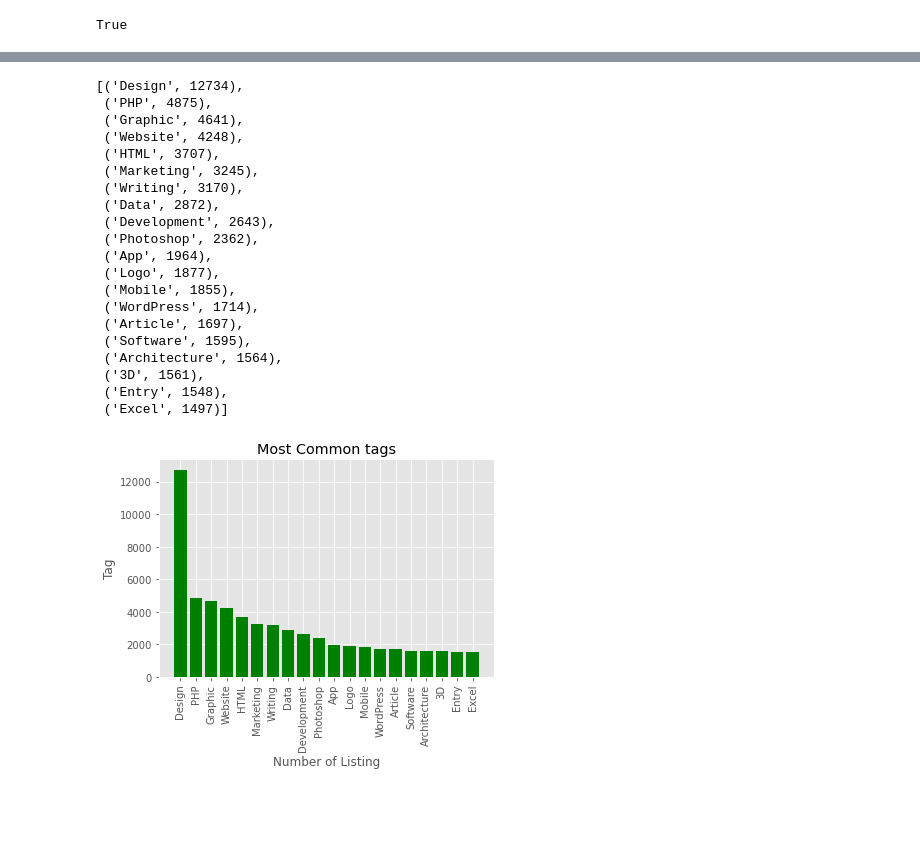
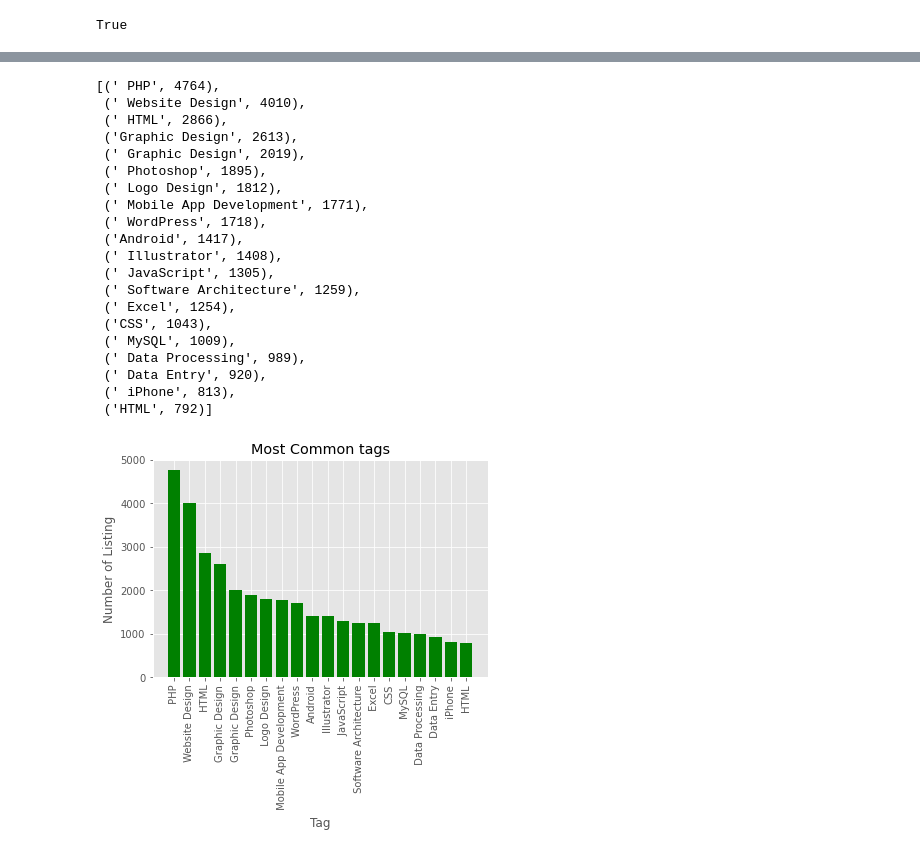
Before and after one commit to DMinghao/FreelancerJobAnalysis, a Jupyter notebook: analyze.ipynb, the cells around one changed output, grey strips where cells are left out. Saved outputs shown, nothing was run; the diff lists cells and outputs as text; code cells hidden in the pictures; blank space fills up the shorter version.

```diff
--- a/analyze.ipynb
+++ b/analyze.ipynb
@@ -35,55 +35,58 @@ Name: Tag, Length: 20006, dtype: object
 # %%
-allTag = ""
+allTag = []
 for row in result.index:
-    allTag = allTag + " " + result['Tag'][row]
+    list1 = list(map(str, result['Tag'][row].replace('[','').replace(']','').replace('\'','').split(',')))
+    for x in list1:
+        allTag.append(x)
 # %%
 # find most popular 20tag
-token = word_tokenize(allTag)
+# token = word_tokenize(allTag)
+token = allTag
 fdist = FreqDist(token)
 fdist20 = fdist.most_common(20)
 fdist20
 # %% [output]
-[('Design', 12734),
- ('PHP', 4875),
- ('Graphic', 4641),
- ('Website', 4248),
- ('HTML', 3707),
- ('Marketing', 3245),
- ('Writing', 3170),
- ('Data', 2872),
- ('Development', 2643),
- ('Photoshop', 2362),
- ('App', 1964),
- ('Logo', 1877),
- ('Mobile', 1855),
- ('WordPress', 1714),
- ('Article', 1697),
- ('Software', 1595),
- ('Architecture', 1564),
- ('3D', 1561),
- ('Entry', 1548),
- ('Excel', 1497)]
+[(' PHP', 4764),
+ (' Website Design', 4010),
+ (' HTML', 2866),
+ ('Graphic Design', 2613),
+ (' Graphic Design', 2019),
+ (' Photoshop', 1895),
+ (' Logo Design', 1812),
+ (' Mobile App Development', 1771),
+ (' WordPress', 1718),
+ ('Android', 1417),
+ (' Illustrator', 1408),
+ (' JavaScript', 1305),
+ (' Software Architecture', 1259),
+ (' Excel', 1254),
+ ('CSS', 1043),
+ (' MySQL', 1009),
+ (' Data Processing', 989),
+ (' Data Entry', 920),
+ (' iPhone', 813),
+ ('HTML', 792)]
 # %%
 import matplotlib.pyplot as plt
 # %%
 plt.style.use('ggplot')
 
 x = []
 count = []
 for i in range(len(fdist20)):
     x.append(fdist20[i][0])
     count.append(fdist20[i][1])
 
 x_pos = [i for i, _ in enumerate(x)]
 
 plt.bar(x_pos, count, color='green')
 plt.xticks(rotation=90)
-plt.ylabel("Tag")
-plt.xlabel("Number of Listing")
+plt.xlabel("Tag")
+plt.ylabel("Number of Listing")
 plt.title("Most Common tags")
 
 plt.xticks(x_pos, x)
 
 plt.show()
 # %% [output]
-[figure, old version]
+[figure, new version]
```
Also changed, not shown: parts of 1 cell of this notebook, 3 other files.
